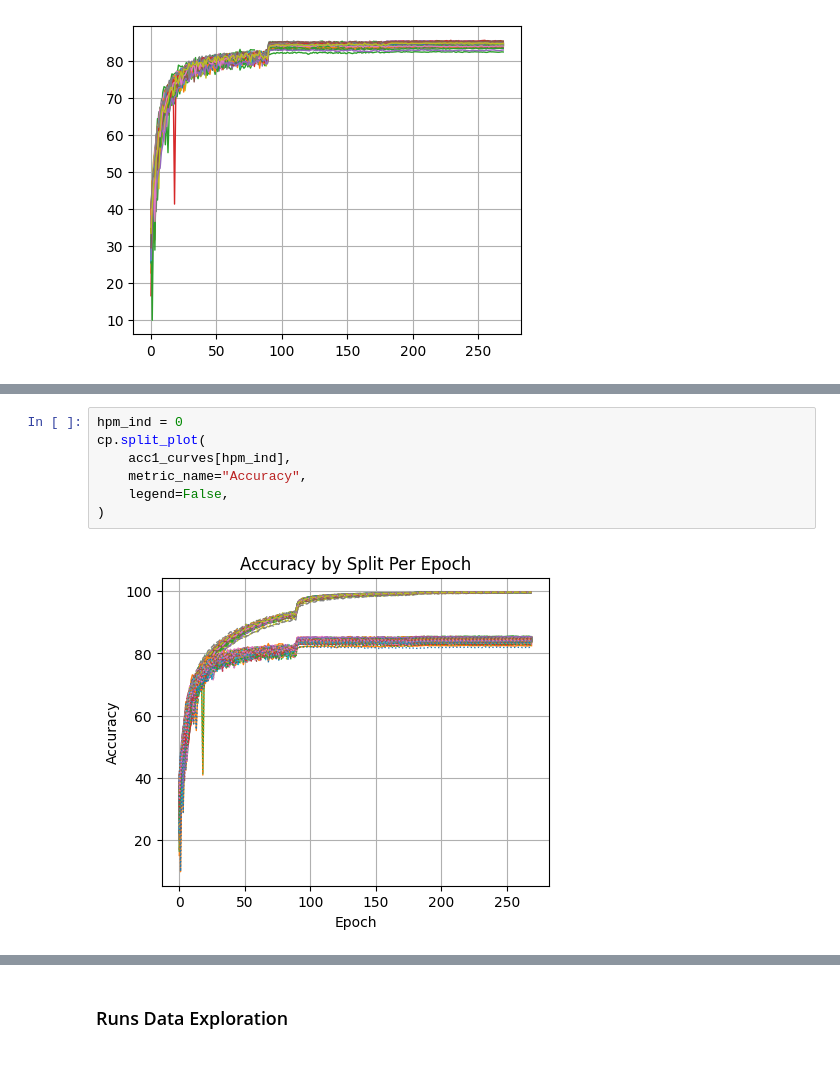
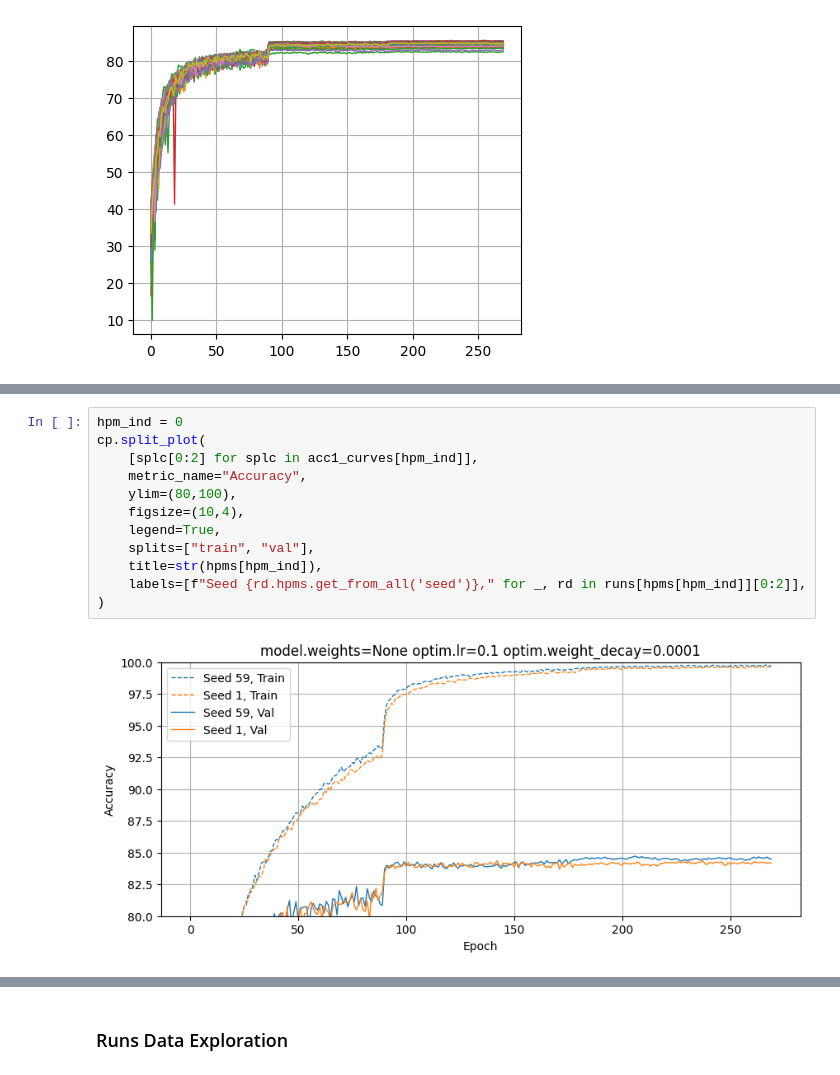
Before and after one commit to drothermel/dr_gen, a Jupyter notebook: notebooks/plot_util_examples.ipynb, the cells around one changed output, grey strips where cells are left out. Drawn from its saved outputs; the diff is of its cells as text.

```diff
--- a/notebooks/plot_util_examples.ipynb
+++ b/notebooks/plot_util_examples.ipynb
@@ -162,11 +183,16 @@ cp.line_plot(
 # %%
 hpm_ind = 0
 cp.split_plot(
-    acc1_curves[hpm_ind],
+    [splc[0:2] for splc in acc1_curves[hpm_ind]],
     metric_name="Accuracy",
-    legend=False,
+    ylim=(80,100),
+    figsize=(10,4),
+    legend=True,
+    splits=["train", "val"],
+    title=str(hpms[hpm_ind]),
+    labels=[f"Seed {rd.hpms.get_from_all('seed')}," for _, rd in runs[hpms[hpm_ind]][0:2]],
 )
 # %% [output]
-[figure, old version]
+[figure, new version]
 # %%
 hpm_ind = 0
```
Also changed, not shown: parts of 13 cells of this notebook, 3 other files.
